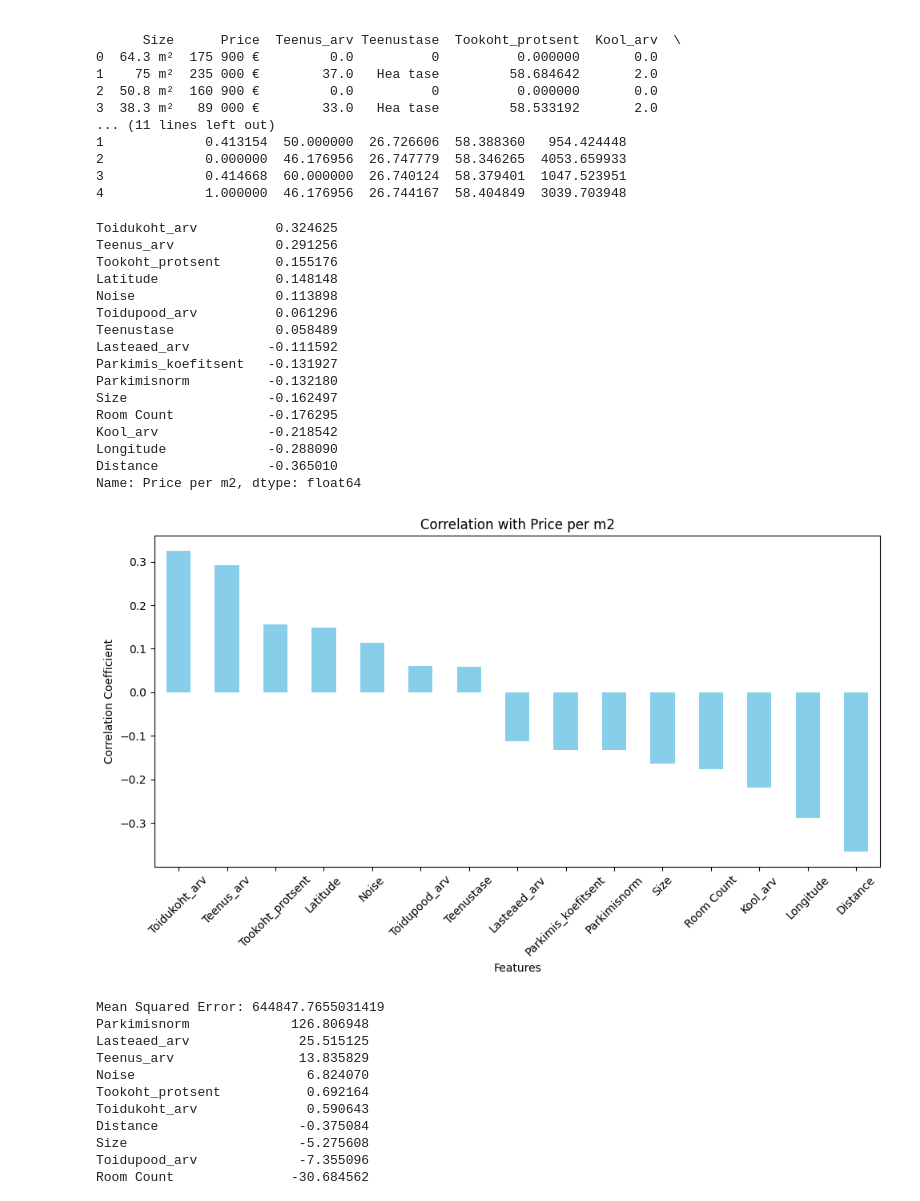
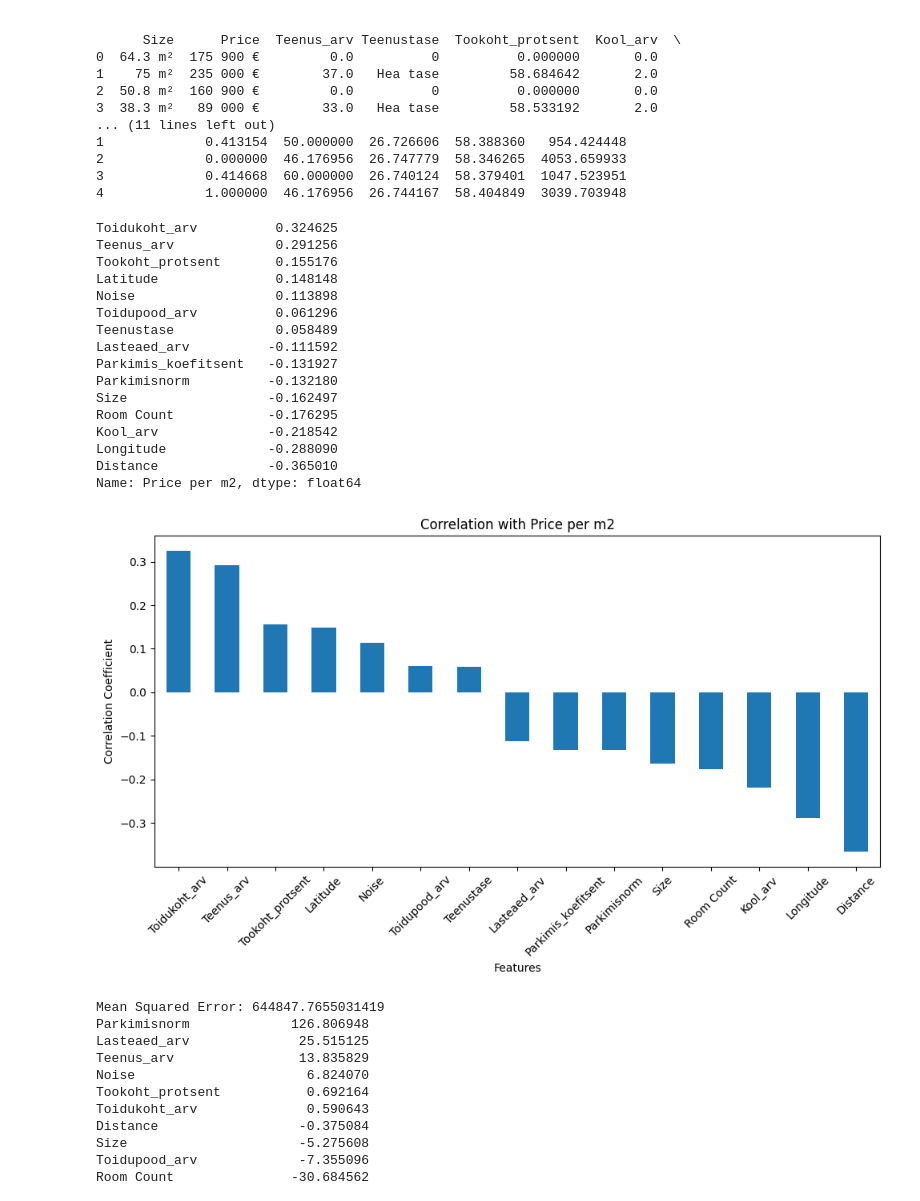
Before and after one commit to Argoolja/Property-prices-in-Tartu-compared-to-environmental-conditions, a Jupyter notebook: data_analysis.ipynb, the cells around one changed output. Cells and saved outputs as stored; diff of their text form; code cells hidden in the pictures.

```diff
--- a/lorem_ipsum.ipynb
+++ b/data_analysis.ipynb
@@ -48,33 +48,33 @@ price_correlation = correlation_matrix["Price per m2"].sort_values(ascending=Fal
 price_correlation = price_correlation.drop(["Price per m2", "Price"])
 
 # Print the correlations
 print(price_correlation)
 
 # Visualize the correlations as a bar chart
 plt.figure(figsize=(10, 6))
-price_correlation.plot(kind='bar', color='skyblue')
+price_correlation.plot(kind='bar')
 plt.title("Correlation with Price per m2")
 plt.xlabel("Features")
 plt.ylabel("Correlation Coefficient")
 plt.xticks(rotation=45)
 plt.tight_layout()
 plt.show()
 # %% [output]
 Toidukoht_arv          0.324625
 Teenus_arv             0.291256
 Tookoht_protsent       0.155176
 Latitude               0.148148
 Noise                  0.113898
 Toidupood_arv          0.061296
 Teenustase             0.058489
 Lasteaed_arv          -0.111592
 Parkimis_koefitsent   -0.131927
 Parkimisnorm          -0.132180
 Size                  -0.162497
 Room Count            -0.176295
 Kool_arv              -0.218542
 Longitude             -0.288090
 Distance              -0.365010
 Name: Price per m2, dtype: float64
-[figure, old version]
+[figure, new version]
 # %%
```
Also changed, not shown: parts of 3 cells of this notebook.
